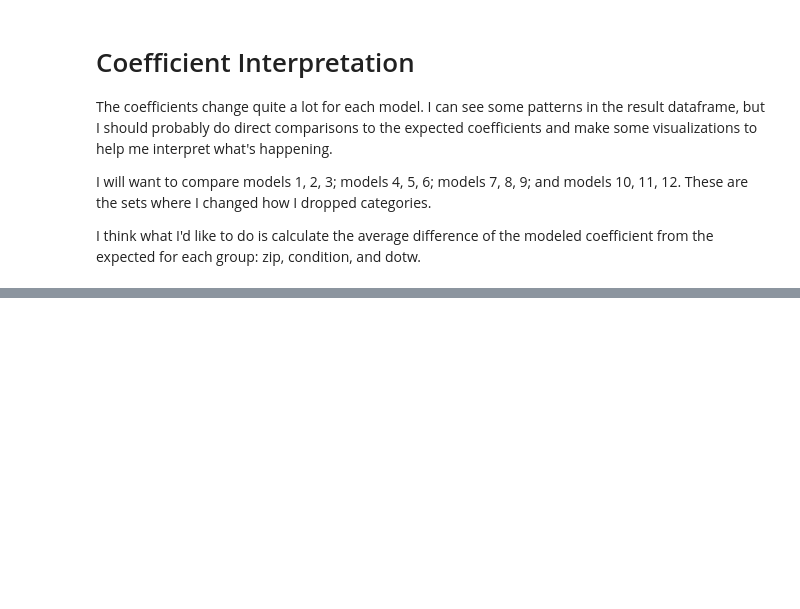
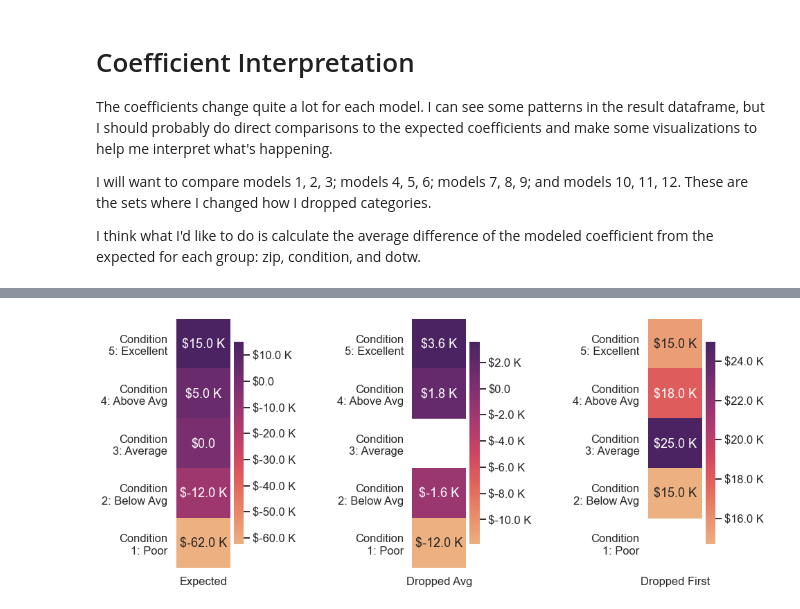
Before and after one commit to jess-miles/testing-ohe-var, a Jupyter notebook: ohe_testing.ipynb, the cells around one changed output, grey strips where cells are left out. Saved outputs shown, nothing was run; the diff lists cells and outputs as text; code cells hidden in the pictures; blank space fills up the shorter version.

```diff
--- a/ohe_testing.ipynb
+++ b/ohe_testing.ipynb
@@ -1226,0 +1656,35 @@ test_models = [{'id': 1, 'keep_dotw': True, 'cat_drop': None, 'stand': True},
+# %%
+sns.set_context('talk')
+
+mapper = {'condition_5_excellent': 'Condition\n5: Excellent',
+          'condition_4_above average': 'Condition\n4: Above Avg',
+          'condition_3_average': 'Condition\n3: Average',
+          'condition_2_below average': 'Condition\n2: Below Avg',
+          'condition_1_poor': 'Condition\n1: Poor',
+         }
+
+fig, [ax1, ax2, ax3] = plt.subplots(figsize=(12, 6), ncols=3)
+fig.tight_layout()
+plt.subplots_adjust(wspace=2.5)
+
+exp = std_test_coefs[['Expected']].filter(like='condition', axis=0)
+exp.rename(mapper=mapper, inplace=True)
+avg = std_test_coefs[['Dropped Avg']].filter(like='condition', axis=0)
+avg.rename(mapper=mapper, inplace=True)
+first = std_test_coefs[['Dropped First']].filter(like='condition', axis=0)
+first.rename(mapper=mapper, inplace=True)
+
+sns.heatmap(exp, cmap='flare', ax=ax1, annot=True)
+sns.heatmap(avg, cmap='flare', ax=ax2, annot=True)
+sns.heatmap(first, cmap='flare', ax=ax3, annot=True)
+
+# code adapted from https://stackoverflow.com/questions/55007525/add-comma-separator-to-seaborn-heatmap-using-set-text-from-matplotlib-and-keep-d
+for ax_f in [ax1, ax2, ax3]:
+    for t in ax_f.texts:
+        t.set_text(currency(float(t.get_text())))
+    # code adapted from https://stackoverflow.com/questions/34820239/seaborn-heatmap-colorbar-label-as-percentage
+    cbar = ax_f.collections[0].colorbar
+    cbar.ax.yaxis.set_major_formatter(currency)
+    ax_f.set_yticklabels(ax_f.get_yticklabels(), rotation = 0)
+# %% [output]
+[figure, added]
```
Also changed, not shown: parts of 63 cells of this notebook.
